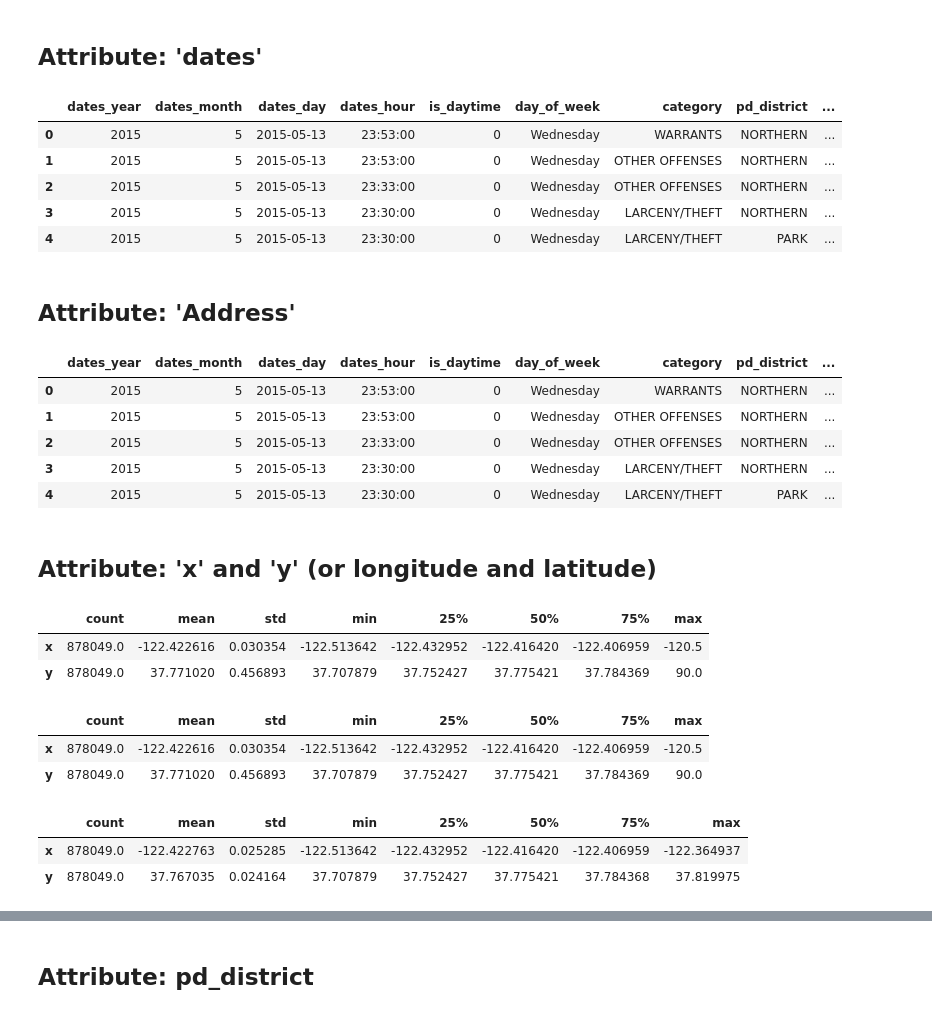
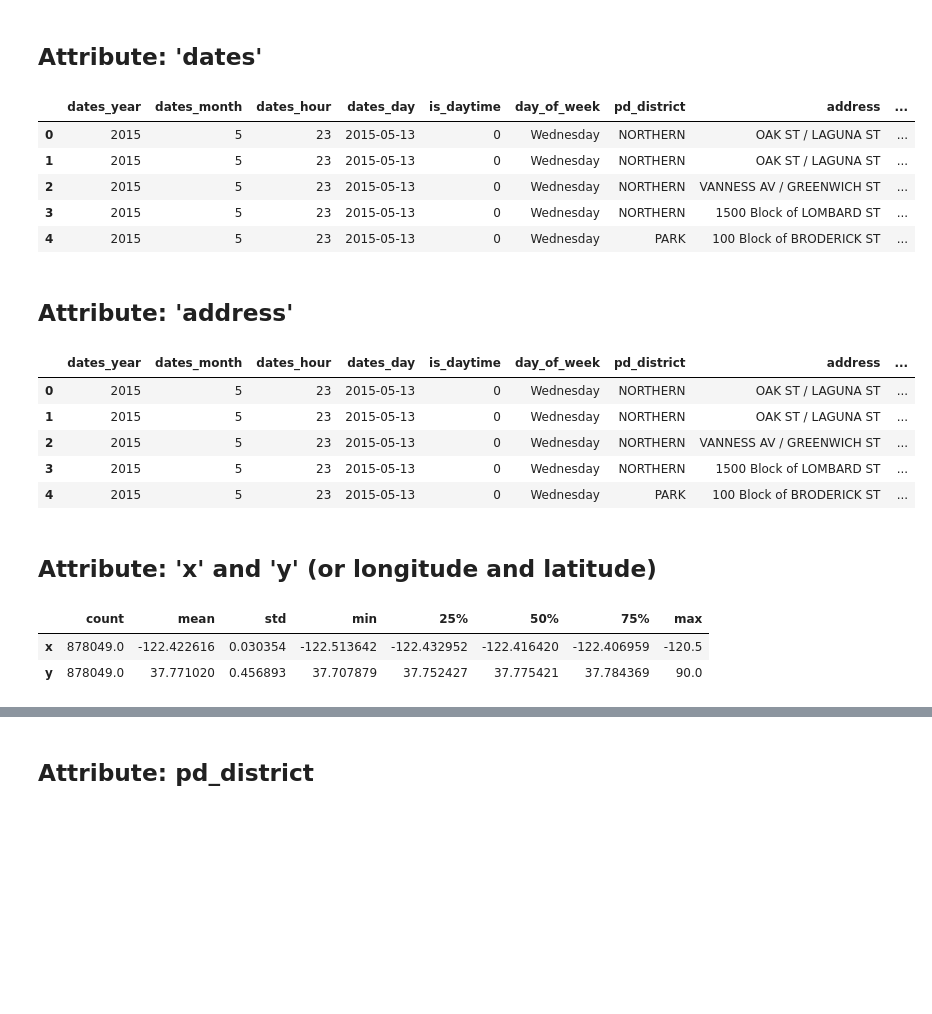
Before and after one commit to marcodeamicis/sf_crime, a Jupyter notebook: notebooks/2_data_preparation_suto.ipynb, the cells around one changed output, grey strips where cells are left out. Cells and saved outputs as stored; diff of their text form; code cells hidden in the pictures; blank space fills up the shorter version.

```diff
--- a/notebooks/2_data_preparation_suto.ipynb
+++ b/notebooks/2_data_preparation_suto.ipynb
@@ -104,7 +100,7 @@ Dataset size: (878049, 9)
 # Data preparation
 # %%
 df_evaluation = df[['Dates', 'DayOfWeek', 'PdDistrict', 'Address', 'X', 'Y', 'Category']].copy()
-df_evaluation.columns = [humps.decamelize(x.strip()).lower() for x in df_evaluation.columns.tolist()]
+df_evaluation = snake_case_columns(df_evaluation)
 
 df_evaluation.head()
 # %% [output]
@@ -117,59 +136,35 @@ df_evaluation.head()
 # %% [markdown]
 ## Attribute: 'dates'
 # %%
-if 'dates' in df_evaluation.columns:
-    df_evaluation['dates_year'] = df_evaluation['dates'].dt.year
-    df_evaluation['dates_month'] = df_evaluation['dates'].dt.month
-    df_evaluation['dates_hour'] = df_evaluation['dates'].dt.time
-    df_evaluation['dates_day'] = df_evaluation['dates'].dt.date
-
-    df_evaluation['is_daytime'] = np.where(
-    (df_evaluation['dates_hour'] > datetime.strptime('06:00:00','%H:%M:%S').time()) &
-    (df_evaluation['dates_hour'] < datetime.strptime('18:00:00','%H:%M:%S').time())
-    , 1, 0)
-
-    df_evaluation = df_evaluation[[
-        'dates_year', 'dates_month', 'dates_day', 'dates_hour', 'is_daytime', 'day_of_week',
-        'category', 'pd_district', 'address', 'x', 'y', 'category'
-    ]]
-else:
-    pass
+df_evaluation = create_date_based_columns(df_evaluation)
 
 df_evaluation.head()
 # %% [output]
-|  | dates_year | dates_month | dates_day | dates_hour | is_daytime | day_of_week | category | pd_district | ... |
-| 0 | 2015 | 5 | 2015-05-13 | 23:53:00 | 0 | Wednesday | WARRANTS | NORTHERN | ... |
-| 1 | 2015 | 5 | 2015-05-13 | 23:53:00 | 0 | Wednesday | OTHER OFFENSES | NORTHERN | ... |
-| 2 | 2015 | 5 | 2015-05-13 | 23:33:00 | 0 | Wednesday | OTHER OFFENSES | NORTHERN | ... |
-| 3 | 2015 | 5 | 2015-05-13 | 23:30:00 | 0 | Wednesday | LARCENY/THEFT | NORTHERN | ... |
-| 4 | 2015 | 5 | 2015-05-13 | 23:30:00 | 0 | Wednesday | LARCENY/THEFT | PARK | ... |
+|  | dates_year | dates_month | dates_hour | dates_day | is_daytime | day_of_week | pd_district | address | ... |
+| 0 | 2015 | 5 | 23 | 2015-05-13 | 0 | Wednesday | NORTHERN | OAK ST / LAGUNA ST | ... |
+| 1 | 2015 | 5 | 23 | 2015-05-13 | 0 | Wednesday | NORTHERN | OAK ST / LAGUNA ST | ... |
+| 2 | 2015 | 5 | 23 | 2015-05-13 | 0 | Wednesday | NORTHERN | VANNESS AV / GREENWICH ST | ... |
+| 3 | 2015 | 5 | 23 | 2015-05-13 | 0 | Wednesday | NORTHERN | 1500 Block of LOMBARD ST | ... |
+| 4 | 2015 | 5 | 23 | 2015-05-13 | 0 | Wednesday | PARK | 100 Block of BRODERICK ST | ... |
 # %% [markdown]
-## Attribute: 'Address'
+## Attribute: 'address'
 # %%
-df_evaluation['simplified_address'] = df_evaluation['address'].apply(address_split)
-
 if 'address' in df_evaluation.columns:
-    df_evaluation.drop(columns=['address'], inplace=True)
+    df_evaluation['simplified_address'] = df_evaluation['address'].apply(address_split)
+#     df_evaluation.drop(columns=['address'], inplace=True)
 else:
     pass
 
 df_evaluation.head()
 # %% [output]
-|  | dates_year | dates_month | dates_day | dates_hour | is_daytime | day_of_week | category | pd_district | ... |
-| 0 | 2015 | 5 | 2015-05-13 | 23:53:00 | 0 | Wednesday | WARRANTS | NORTHERN | ... |
-| 1 | 2015 | 5 | 2015-05-13 | 23:53:00 | 0 | Wednesday | OTHER OFFENSES | NORTHERN | ... |
-| 2 | 2015 | 5 | 2015-05-13 | 23:33:00 | 0 | Wednesday | OTHER OFFENSES | NORTHERN | ... |
-| 3 | 2015 | 5 | 2015-05-13 | 23:30:00 | 0 | Wednesday | LARCENY/THEFT | NORTHERN | ... |
-| 4 | 2015 | 5 | 2015-05-13 | 23:30:00 | 0 | Wednesday | LARCENY/THEFT | PARK | ... |
+|  | dates_year | dates_month | dates_hour | dates_day | is_daytime | day_of_week | pd_district | address | ... |
+| 0 | 2015 | 5 | 23 | 2015-05-13 | 0 | Wednesday | NORTHERN | OAK ST / LAGUNA ST | ... |
+| 1 | 2015 | 5 | 23 | 2015-05-13 | 0 | Wednesday | NORTHERN | OAK ST / LAGUNA ST | ... |
+| 2 | 2015 | 5 | 23 | 2015-05-13 | 0 | Wednesday | NORTHERN | VANNESS AV / GREENWICH ST | ... |
+| 3 | 2015 | 5 | 23 | 2015-05-13 | 0 | Wednesday | NORTHERN | 1500 Block of LOMBARD ST | ... |
+| 4 | 2015 | 5 | 23 | 2015-05-13 | 0 | Wednesday | PARK | 100 Block of BRODERICK ST | ... |
 # %% [markdown]
 ## Attribute: 'x' and 'y' (or longitude and latitude)
-# %%
-# Describing the 'x' and 'y' attributes:
-df_evaluation[['x', 'y']].describe().T
-# %% [output]
-|  | count | mean | std | min | 25% | 50% | 75% | max |
-| x | 878049.0 | -122.422616 | 0.030354 | -122.513642 | -122.432952 | -122.416420 | -122.406959 | -120.5 |
-| y | 878049.0 | 37.771020 | 0.456893 | 37.707879 | 37.752427 | 37.775421 | 37.784369 | 90.0 |
 # %%
 transform_cordinates = TransformCordinates()
 transform_cordinates.fit(df_evaluation)
@@ -178,10 +173,3 @@ transform_cordinates.transform(df_evaluation)[['x', 'y']].describe().T
 |  | count | mean | std | min | 25% | 50% | 75% | max |
 | x | 878049.0 | -122.422616 | 0.030354 | -122.513642 | -122.432952 | -122.416420 | -122.406959 | -120.5 |
 | y | 878049.0 | 37.771020 | 0.456893 | 37.707879 | 37.752427 | 37.775421 | 37.784369 | 90.0 |
-# %%
-df_evaluation = replace_impossible_coordinates(df_evaluation)
-df_evaluation[['x', 'y']].describe().T
-# %% [output]
-|  | count | mean | std | min | 25% | 50% | 75% | max |
-| x | 878049.0 | -122.422763 | 0.025285 | -122.513642 | -122.432952 | -122.416420 | -122.406959 | -122.364937 |
-| y | 878049.0 | 37.767035 | 0.024164 | 37.707879 | 37.752427 | 37.775421 | 37.784368 | 37.819975 |
```
Also changed, not shown: parts of 23 cells of this notebook, 2 other files.
